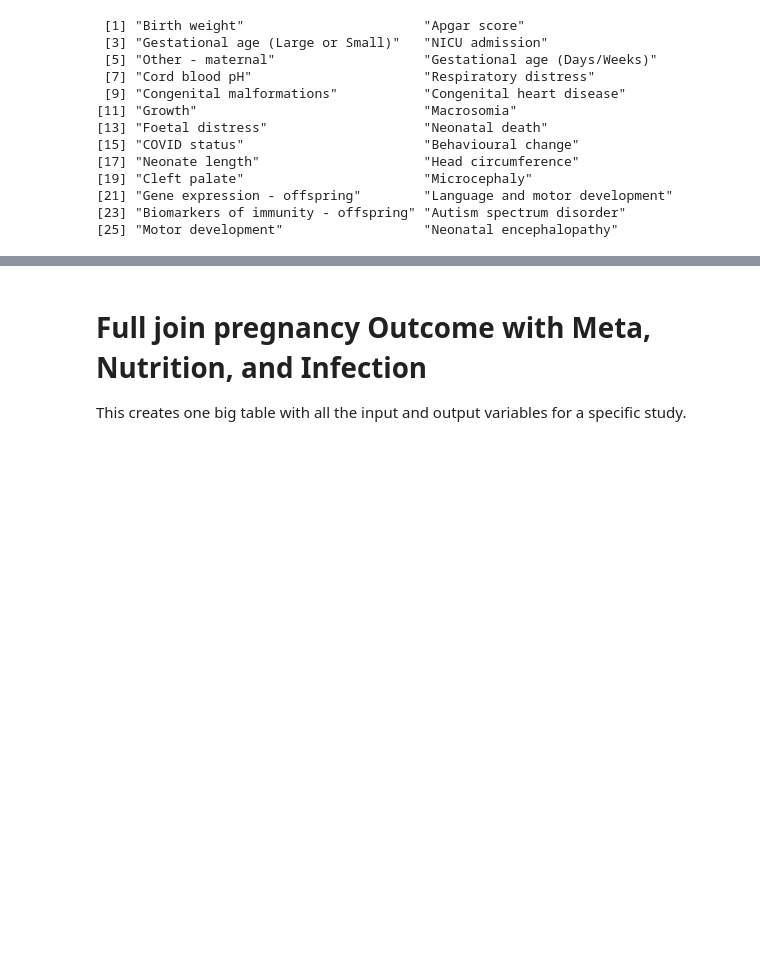
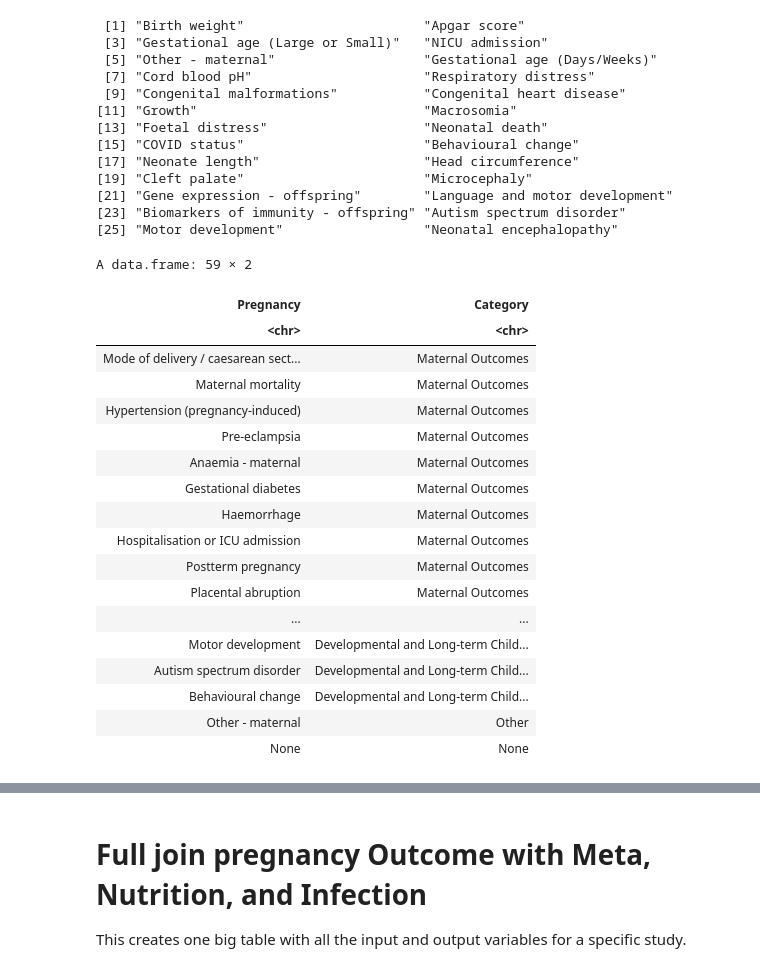
Before and after one commit to alexjvr1/EVE_lab_public, a Jupyter notebook: scoping_review_figs.ipynb, the cells around one changed output, grey strips where cells are left out. Cells and saved outputs as stored; diff of their text form; code cells hidden in the pictures; blank space fills up the shorter version.

```diff
--- a/scoping_review_figs.ipynb
+++ b/scoping_review_figs.ipynb
@@ -305,6 +305,28 @@ A tibble: 6 × 2
 [21] "Gene expression - offspring"        "Language and motor development"
 [23] "Biomarkers of immunity - offspring" "Autism spectrum disorder"
 [25] "Motor development"                  "Neonatal encephalopathy"
+# %%
+pregnancy_lookup
+# %% [output]
+A data.frame: 59 × 2
+| Pregnancy | Category |
+| <chr> | <chr> |
+| Mode of delivery / caesarean sect... | Maternal Outcomes |
+| Maternal mortality | Maternal Outcomes |
+| Hypertension (pregnancy-induced) | Maternal Outcomes |
+| Pre-eclampsia | Maternal Outcomes |
+| Anaemia - maternal | Maternal Outcomes |
+| Gestational diabetes | Maternal Outcomes |
+| Haemorrhage | Maternal Outcomes |
+| Hospitalisation or ICU admission | Maternal Outcomes |
+| Postterm pregnancy | Maternal Outcomes |
+| Placental abruption | Maternal Outcomes |
+| ... | ... |
+| Motor development | Developmental and Long-term Child... |
+| Autism spectrum disorder | Developmental and Long-term Child... |
+| Behavioural change | Developmental and Long-term Child... |
+| Other - maternal | Other |
+| None | None |
 # %%
 # Combine the two datasets into a list of Pregnancy Outcomes.
 # use the PregnancyOutcomes lookup table to create a Pregnancy Outcomes variable df.
```
Also changed, not shown: parts of 5 cells of this notebook.
